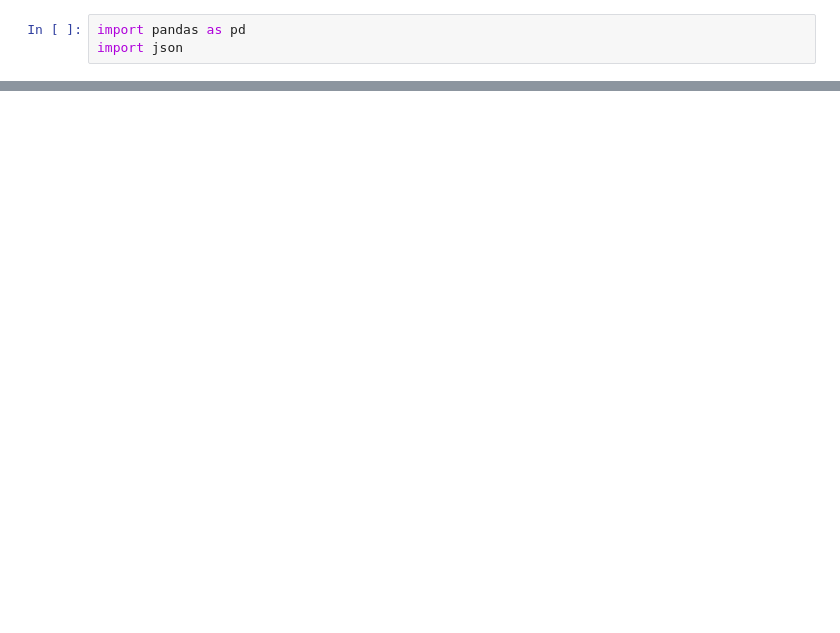
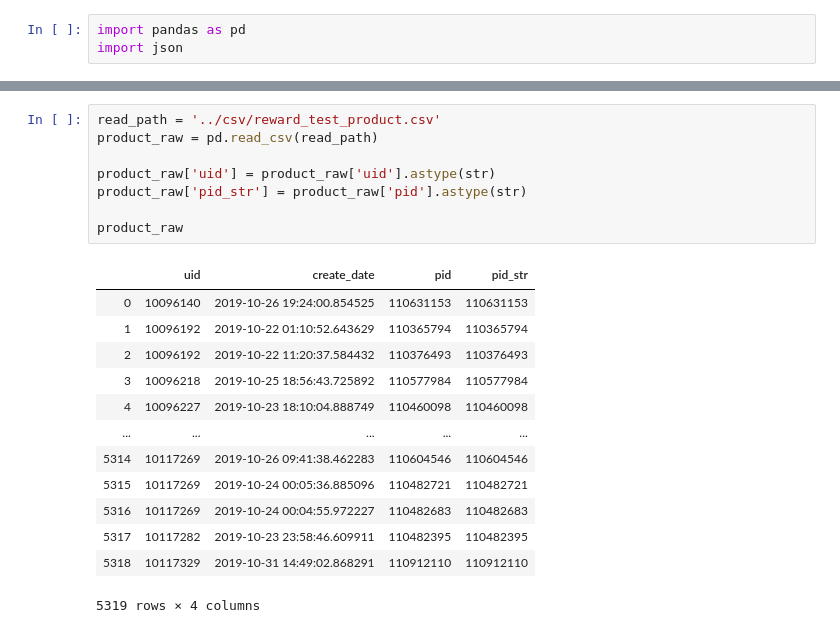
Before and after one commit to kiyoja07/python-bunjang, a Jupyter notebook: data-analysis/jupyter/reward_event.ipynb, the cells around one changed output, grey strips where cells are left out. Cells and saved outputs as stored; diff of their text form; blank space fills up the shorter version.

```diff
--- a/data-analysis/jupyter/reward_event.ipynb
+++ b/data-analysis/jupyter/reward_event.ipynb
@@ -249,0 +114,22 @@ chat.tail()
+# %%
+read_path = '../csv/reward_test_product.csv'
+product_raw = pd.read_csv(read_path)
+
+product_raw['uid'] = product_raw['uid'].astype(str)
+product_raw['pid_str'] = product_raw['pid'].astype(str)
+
+product_raw
+# %% [output]
+|  | uid | create_date | pid | pid_str |
+| 0 | 10096140 | 2019-10-26 19:24:00.854525 | 110631153 | 110631153 |
+| 1 | 10096192 | 2019-10-22 01:10:52.643629 | 110365794 | 110365794 |
+| 2 | 10096192 | 2019-10-22 11:20:37.584432 | 110376493 | 110376493 |
+| 3 | 10096218 | 2019-10-25 18:56:43.725892 | 110577984 | 110577984 |
+| 4 | 10096227 | 2019-10-23 18:10:04.888749 | 110460098 | 110460098 |
+| ... | ... | ... | ... | ... |
+| 5314 | 10117269 | 2019-10-26 09:41:38.462283 | 110604546 | 110604546 |
+| 5315 | 10117269 | 2019-10-24 00:05:36.885096 | 110482721 | 110482721 |
+| 5316 | 10117269 | 2019-10-24 00:04:55.972227 | 110482683 | 110482683 |
+| 5317 | 10117282 | 2019-10-23 23:58:46.609911 | 110482395 | 110482395 |
+| 5318 | 10117329 | 2019-10-31 14:49:02.868291 | 110912110 | 110912110 |
+5319 rows × 4 columns
```
Also changed, not shown: parts of 40 cells of this notebook, 3 other files.
